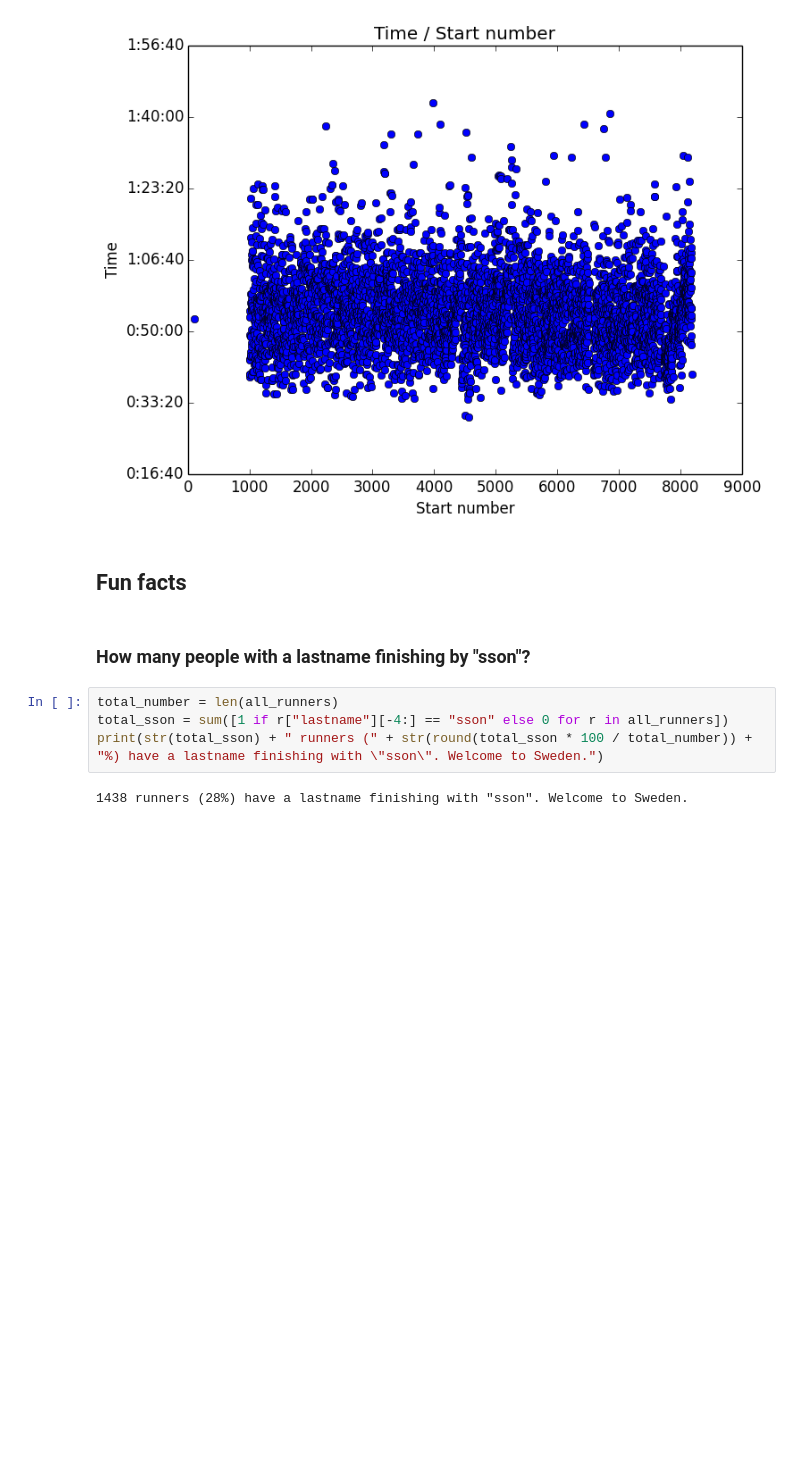
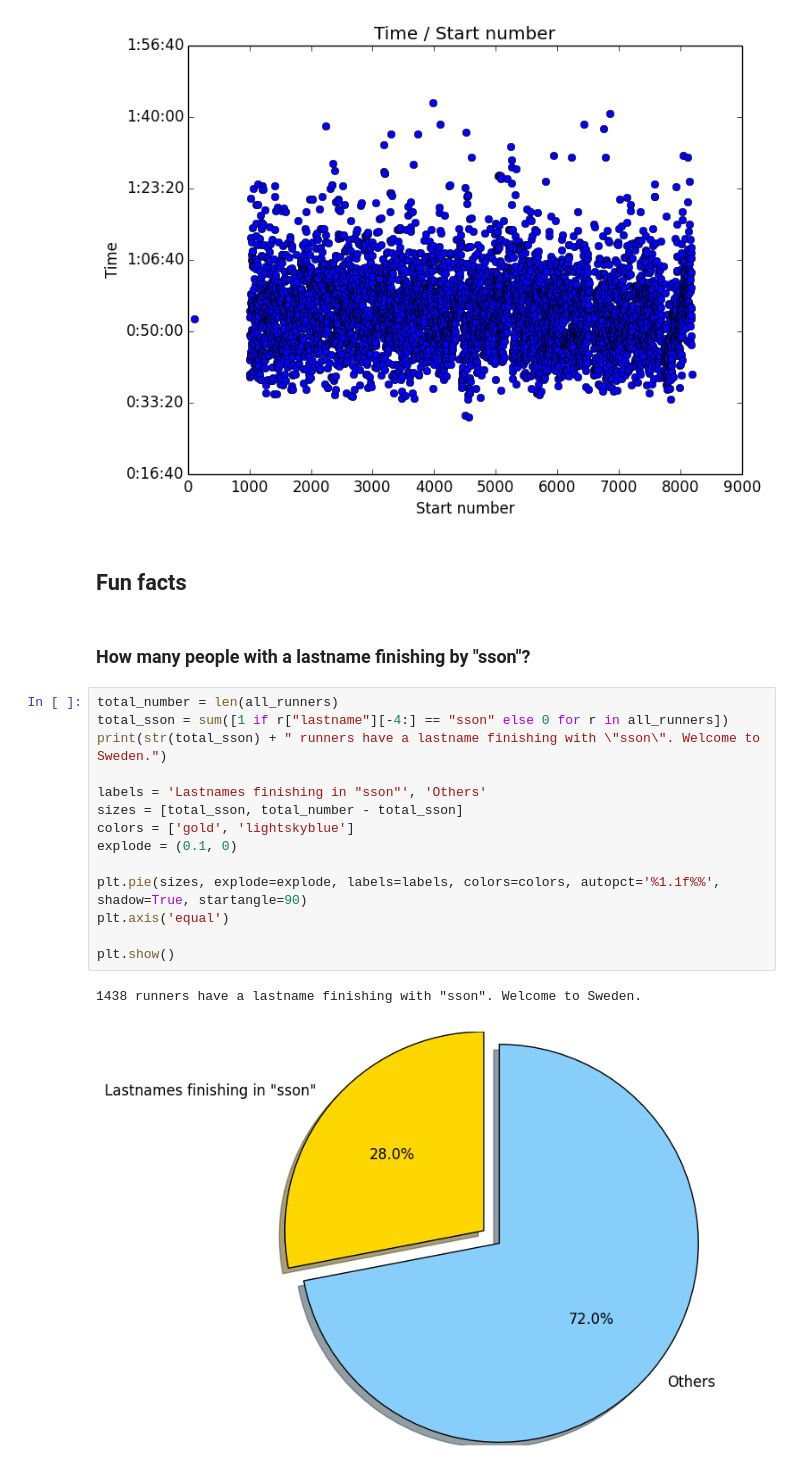
Before and after one commit to jtpio/data-playground, a Jupyter notebook: malmomilen/MalmoMilen_post.ipynb, the cells around one changed output. Drawn from its saved outputs; the diff is of its cells as text; blank space fills up the shorter version.

Commit message:
[MalmoMilen] Swedified the graphed with a blue/yellow pie to display the number of persons with a name finishing in <sson>

```diff
--- a/malmomilen/MalmoMilen_post.ipynb
+++ b/malmomilen/MalmoMilen_post.ipynb
@@ -272,6 +272,17 @@ plt.show()
 # %%
 total_number = len(all_runners)
 total_sson = sum([1 if r["lastname"][-4:] == "sson" else 0 for r in all_runners])
-print(str(total_sson) + " runners (" + str(round(total_sson * 100 / total_number)) + "%) have a lastname finishing with \"sson\". Welcome to Sweden.")
+print(str(total_sson) + " runners have a lastname finishing with \"sson\". Welcome to Sweden.")
+
+labels = 'Lastnames finishing in "sson"', 'Others'
+sizes = [total_sson, total_number - total_sson]
+colors = ['gold', 'lightskyblue']
+explode = (0.1, 0)
+
+plt.pie(sizes, explode=explode, labels=labels, colors=colors, autopct='%1.1f%%', shadow=True, startangle=90)
+plt.axis('equal')
+
+plt.show()
 # %% [output]
-1438 runners (28%) have a lastname finishing with "sson". Welcome to Sweden.
+1438 runners have a lastname finishing with "sson". Welcome to Sweden.
+[figure, added]
```
